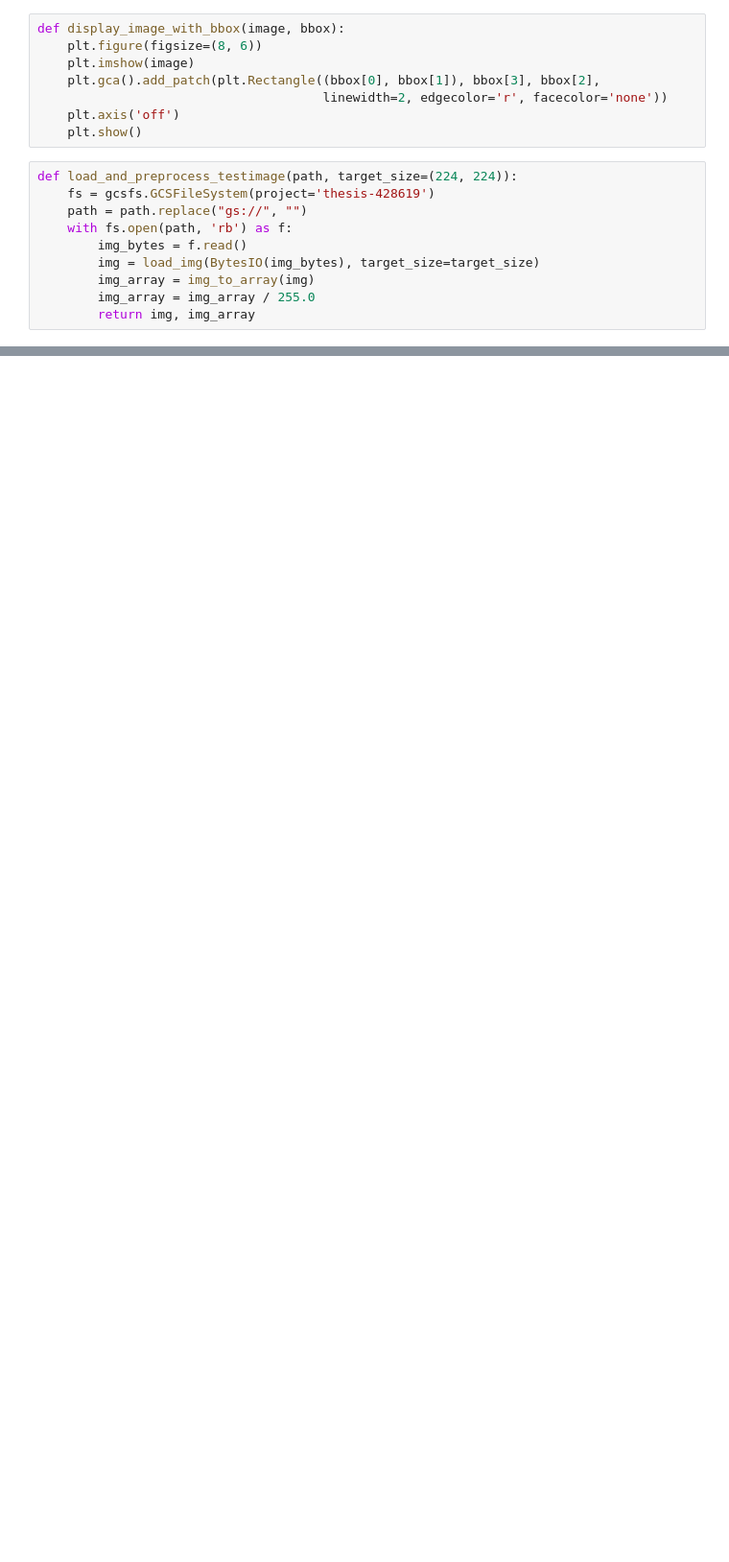
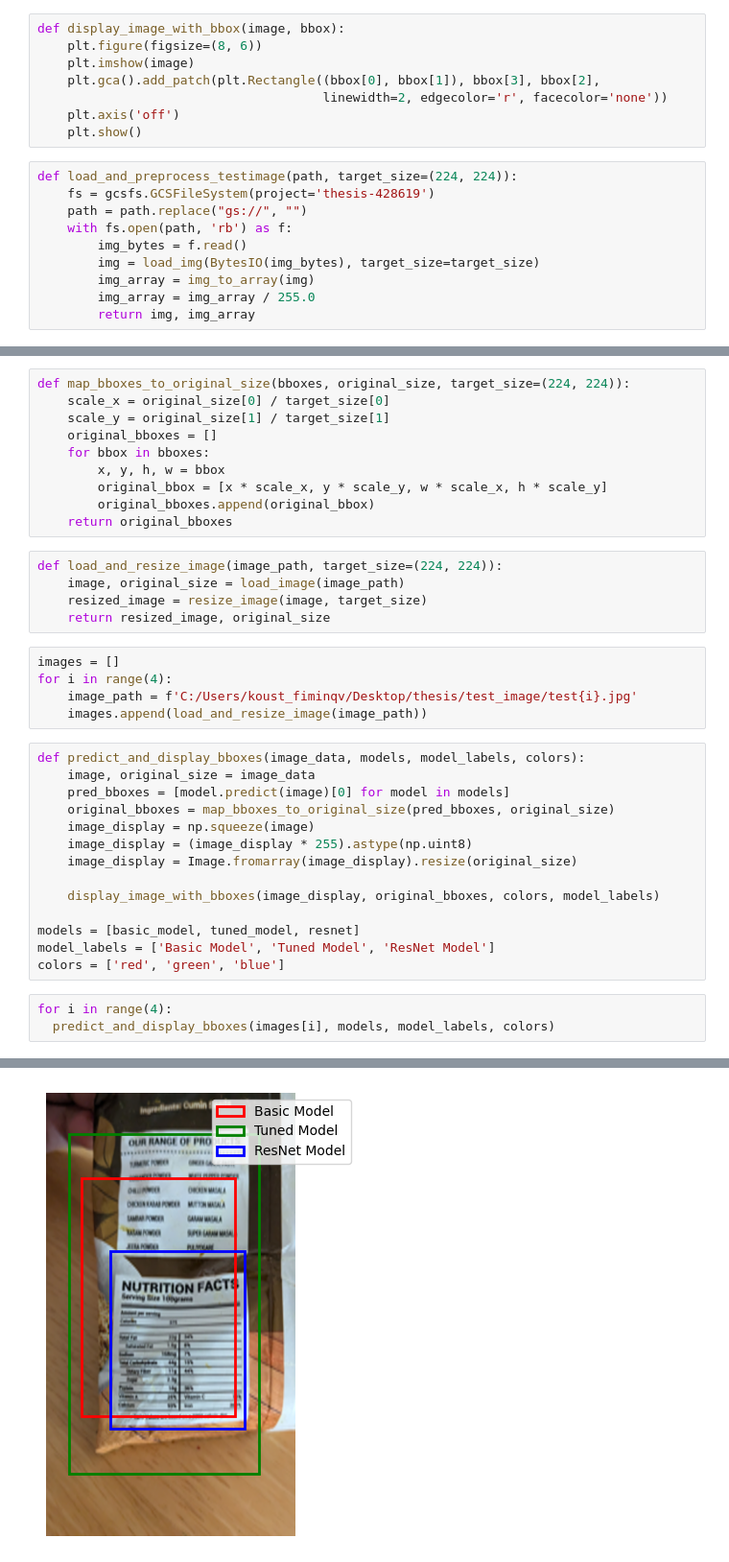
Before and after one commit to KoustubR/Automated-Nutritional-Table-Detection-and-OCR-Based-Information-Retrieval, a Jupyter notebook: evaluation.ipynb, the cells around one changed output, grey strips where cells are left out. Shown at 96% size. Drawn from its saved outputs; the diff is of its cells as text; blank space fills up the shorter version.

```diff
--- a/evaluation.ipynb
+++ b/evaluation.ipynb
@@ -81,0 +186,38 @@ actual_bounding_box = [y_test[0][0], y_test[0][1], y_test[0][2], y_test[0][3]]
+# %%
+def map_bboxes_to_original_size(bboxes, original_size, target_size=(224, 224)):
+    scale_x = original_size[0] / target_size[0]
+    scale_y = original_size[1] / target_size[1]
+    original_bboxes = []
+    for bbox in bboxes:
+        x, y, h, w = bbox
+        original_bbox = [x * scale_x, y * scale_y, w * scale_x, h * scale_y]
+        original_bboxes.append(original_bbox)
+    return original_bboxes
+# %%
+def load_and_resize_image(image_path, target_size=(224, 224)):
+    image, original_size = load_image(image_path)
+    resized_image = resize_image(image, target_size)
+    return resized_image, original_size
+# %%
+images = []
+for i in range(4):
+    image_path = f'C:/Users/koust_fiminqv/Desktop/thesis/test_image/test{i}.jpg'
+    images.append(load_and_resize_image(image_path))
+# %%
+def predict_and_display_bboxes(image_data, models, model_labels, colors):
+    image, original_size = image_data
+    pred_bboxes = [model.predict(image)[0] for model in models]
+    original_bboxes = map_bboxes_to_original_size(pred_bboxes, original_size)
+    image_display = np.squeeze(image)
+    image_display = (image_display * 255).astype(np.uint8)
+    image_display = Image.fromarray(image_display).resize(original_size)
+
+    display_image_with_bboxes(image_display, original_bboxes, colors, model_labels)
+
+models = [basic_model, tuned_model, resnet]
+model_labels = ['Basic Model', 'Tuned Model', 'ResNet Model']
+colors = ['red', 'green', 'blue']
+# %%
+for i in range(4):
+  predict_and_display_bboxes(images[i], models, model_labels, colors)
+# %% [output]
@@ -81,0 +227 @@ actual_bounding_box = [y_test[0][0], y_test[0][1], y_test[0][2], y_test[0][3]]
+[figure, added]
```
Also changed, not shown: parts of 47 cells of this notebook, 5 other files.
